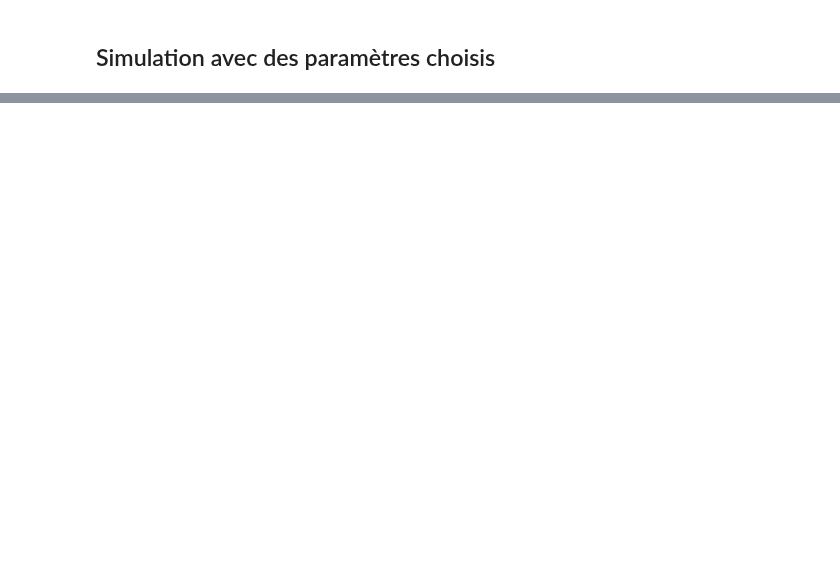
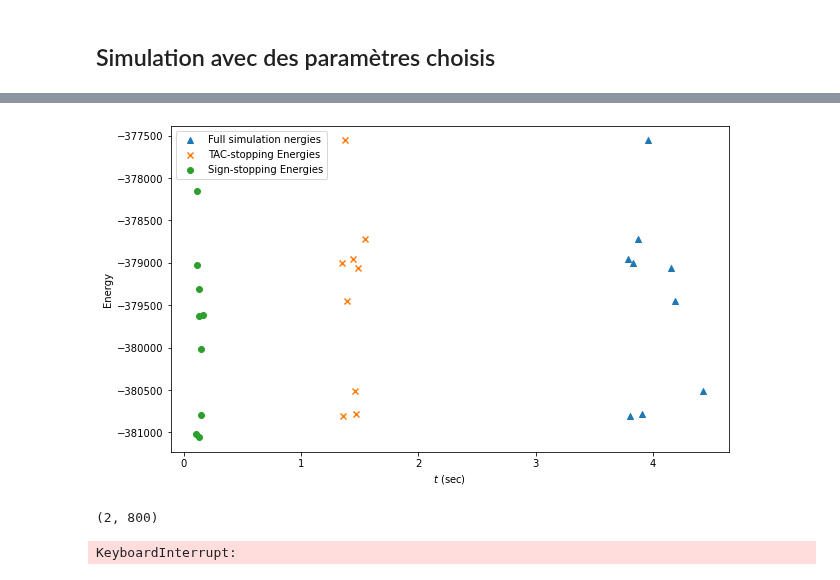
Before and after one commit to NESRINE202/SB_Algorithm_applications, a Jupyter notebook: example_notebook.ipynb, the cells around one changed output, grey strips where cells are left out. Cells and saved outputs as stored; diff of their text form; code cells hidden in the pictures; blank space fills up the shorter version.

```diff
--- a/example_notebook.ipynb
+++ b/example_notebook.ipynb
@@ -42,0 +83,2 @@ states, energies, last_states, last_energies = manager.run_simulation()
+# %%
+_, _, last_states, last_TAC_states, last_sign_States, last_energies, last_TAC_energies, last_sign_energies, final_times, sign_times, TAC_times = manager.run_simulation()
@@ -42,0 +104,15 @@ states, energies, last_states, last_energies = manager.run_simulation()
+# %%
+manager.save_energies_history = False
+manager.save_states_history = False
+manager.stopping_criterion = 0.3
+manager.num_simulations = 2
+
+performances = [] # will hold lits of last_energies, last_TAC_energies, last_sign_energies
+
+ks = [0, 0.1, 0.2, 0.3, 0.4, 0.5]
+
+for k in ks:
+    _, _, last_states, last_TAC_states, last_sign_States, last_energies, last_TAC_energies, last_sign_energies, final_times, sign_times, TAC_times = manager.run_simulation()
+
+    perf = [last_energies[0].mean(), last_TAC_energies[0].mean(), last_sign_energies[0].mean(), final_times[0], TAC_times[0], sign_times[0]]
+    performances.append(perf)
@@ -42,0 +123,2 @@ states, energies, last_states, last_energies = manager.run_simulation()
+# %%
+df = pd.DataFrame(performances, columns=['final_sign_energies', 'last_TAC_energies', 'sign_energies', 'final_time', 'TAC_time', 'sign_time'])
@@ -42,0 +134,16 @@ states, energies, last_states, last_energies = manager.run_simulation()
+# %%
+# Scatter plot
+plt.figure(figsize=(10, 6))
+plt.scatter(df['final_time'], df['final_sign_energies'], marker='^', label='Full simulation nergies') # Circle marker
+plt.scatter(df['TAC_time'], df['last_TAC_energies'], marker='x', label='TAC-stopping Energies') # Cross marker
+plt.scatter(df['sign_time'], df['sign_energies'], marker='o', label='Sign-stopping Energies') # Cross marker
+
+
+# Adding labels and title
+plt.xlabel("$t$ (sec)")
+plt.ylabel('Energy')
+# plt.title('Energy vs. Time Scatter Plot')
+plt.legend()
+plt.savefig('figures/energy_vs_time_normal_2000.png', dpi=300)
+# %% [output]
+[figure, added]
@@ -42,0 +229,5 @@ states, energies, last_states, last_energies = manager.run_simulation()
+# %%
+currrent_state = states[:, :, 100, :]
+TAC(currrent_state).shape
+# %% [output]
+(2, 800)
@@ -42,0 +240,12 @@ states, energies, last_states, last_energies = manager.run_simulation()
+# %%
+TACed_energies = np.zeros((num_iterations, 2))
+singed_energies = np.zeros((num_iterations, 2))
+
+for t in range(num_iterations):
+    current_state = states[:, :, t, :] # (num_simulations, instance_size, 2)
+    TACed_positions = TAC(current_state) # (num_simulations, instance_size)
+    TACed_energies[t] = compute_energies(TACed_positions)
+
+    singed_energies[t] = compute_energies(np.sign(current_state[:, :, 0]))
+# %% [output]
+KeyboardInterrupt:
```
Also changed, not shown: parts of 50 cells of this notebook, 22 other files.
